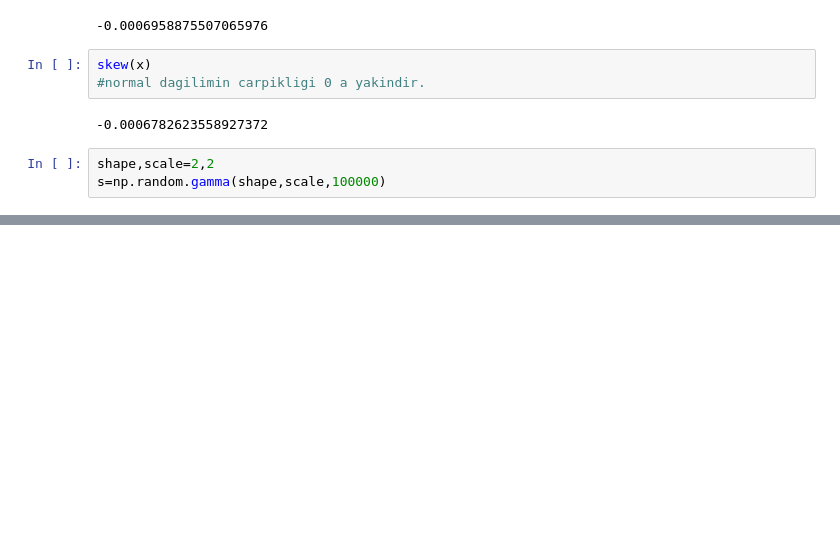
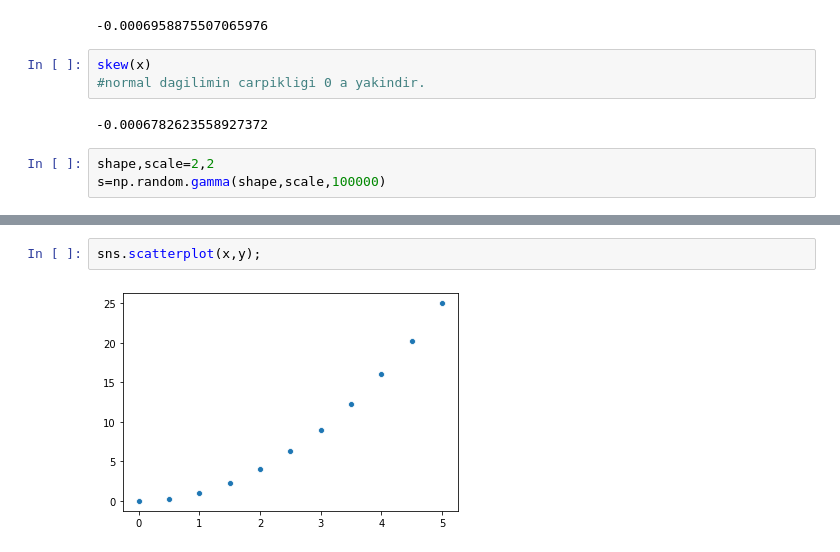
Before and after one commit to EnginKosure/Jupyter_nb, a Jupyter notebook: statistics/statistics_lab1.ipynb, the cells around one changed output, grey strips where cells are left out. Drawn from its saved outputs; the diff is of its cells as text; blank space fills up the shorter version.

```diff
--- a/statistics/statistics_lab1.ipynb
+++ b/statistics/statistics_lab1.ipynb
@@ -77,0 +106,4 @@ plt.hist(s,bins=100);#right skewed, saga carpik, positive skewed diye de gecer.
+# %%
+sns.scatterplot(x,y);
+# %% [output]
+[figure, added]
```
Also changed, not shown: parts of 26 cells of this notebook.
